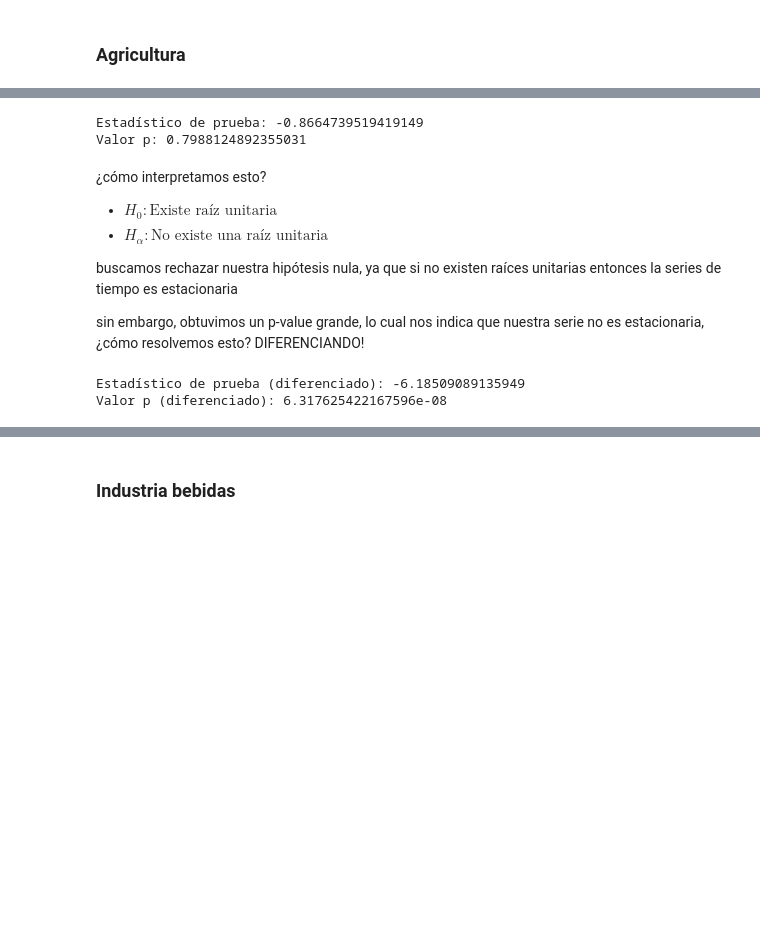
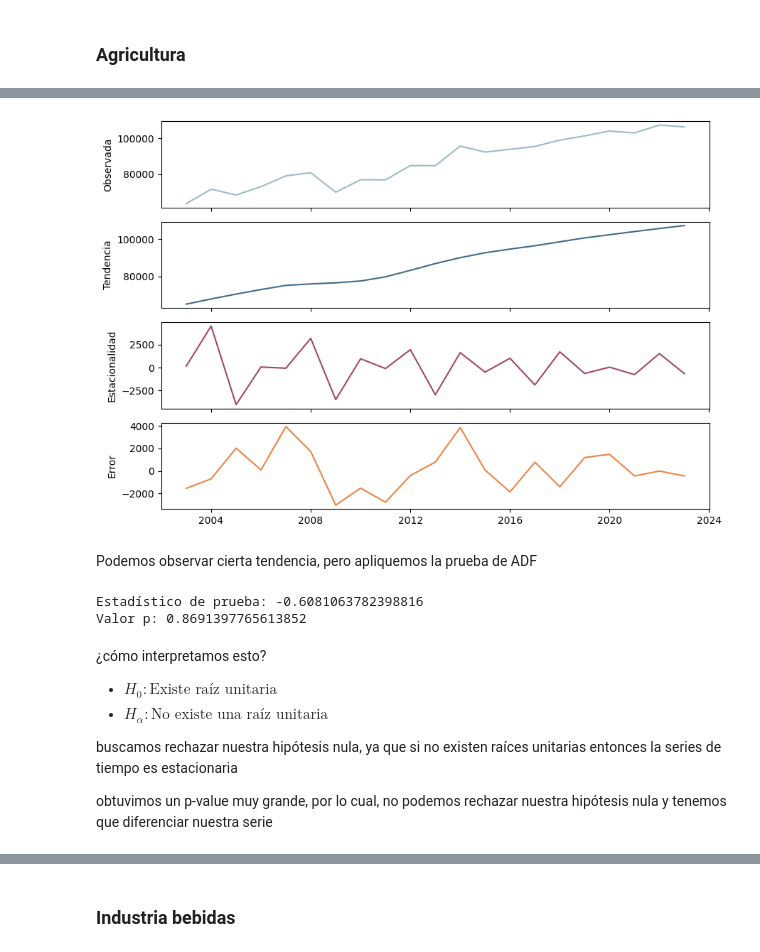
Before and after one commit to itzeltgc/Time-series-analysis, a Jupyter notebook: notebooks/project.ipynb, the cells around one changed output, grey strips where cells are left out. Saved outputs shown, nothing was run; the diff lists cells and outputs as text; code cells hidden in the pictures; blank space fills up the shorter version.

```diff
--- a/notebooks/project.ipynb
+++ b/notebooks/project.ipynb
@@ -273,3 +291,6 @@ for sec in sector:
 * Sin embargo, un gráfico no es suficiente para hacer conclusiones, por lo cual, debemos de aplicar pruebas estadísticas que nos ayude a la toma de decisiones. Para ello, aplicamos la prueba de Dickey-Fuller.
 # %% [markdown]
 ### Agricultura
+# %%
+df_agropecuarios = df_mm[['Año', 'actividades_agropecuarias']].copy()
+df_agropecuarios
@@ -276,10 +315,37 @@ for sec in sector:
+# %%
+df_agropecuarios.set_index("Año", inplace=True)
+df_agropecuarios.index.freq = "AS-JAN"
+# %%
+from statsmodels.tsa.seasonal import STL
+
+decomposition_agropecuarios = STL(df_agropecuarios['actividades_agropecuarias'], period = 4).fit()
+# %%
+fig, (ax1, ax2, ax3, ax4) = plt.subplots(nrows = 4, ncols = 1, sharex = True)
+
+fig.set_figwidth(9)
+fig.set_figheight(6)
+ax1.plot(decomposition_agropecuarios.observed, color = "#9CBCC6")
+ax1.set_ylabel("Observada")
+ax2.plot(decomposition_agropecuarios.trend, color = "#406B8C")
+ax2.set_ylabel("Tendencia")
+ax3.plot(decomposition_agropecuarios.seasonal, color = "#A4485E")
+ax3.set_ylabel("Estacionalidad")
+ax4.plot(decomposition_agropecuarios.resid, color = "#EB8445")
+ax4.set_ylabel("Error")
+plt.tight_layout()
+plt.savefig("Estructura de la serie de tiempo de los sectores agropecuarios.jpg")
+plt.show();
+# %% [output]
+[figure, added]
+# %% [markdown]
+Podemos observar cierta tendencia, pero apliquemos la prueba de ADF
 # %%
-test_estacionalidad_agricultura = adfuller(df_mm["agricultura"])
-print(f"Estadístico de prueba: {test_estacionalidad_agricultura[0]}")
-print(f"Valor p: {test_estacionalidad_agricultura[1]}")
+test_estacionalidad_agropecuarias = adfuller(df_mm["actividades_agropecuarias"].copy().astype(float).dropna())
+print(f"Estadístico de prueba: {test_estacionalidad_agropecuarias[0]}")
+print(f"Valor p: {test_estacionalidad_agropecuarias[1]}")
 # %% [output]
-Estadístico de prueba: -0.8664739519419149
-Valor p: 0.7988124892355031
+Estadístico de prueba: -0.6081063782398816
+Valor p: 0.8691397765613852
 # %% [markdown]
 ¿cómo interpretamos esto?
 
@@ -289,4 +355,4 @@ Valor p: 0.7988124892355031
 buscamos rechazar nuestra hipótesis nula, ya que si no existen raíces unitarias entonces la series de tiempo es estacionaria
 
 
-sin embargo, obtuvimos un p-value grande, lo cual nos indica que nuestra serie no es estacionaria, ¿cómo resolvemos esto? DIFERENCIANDO!
+obtuvimos un p-value muy grande, por lo cual, no podemos rechazar nuestra hipótesis nula y tenemos que diferenciar nuestra serie
@@ -295,8 +358,0 @@ agricultura_1 = np.diff(df_mm["agricultura"], n = 1)
-# %%
-# volvemos a aplicar la prueba de adfuller
-test_estacionalidad_agricultura_1 = adfuller(agricultura_1)
-print(f"Estadístico de prueba (diferenciado): {test_estacionalidad_agricultura_1[0]}")
-print(f"Valor p (diferenciado): {test_estacionalidad_agricultura_1[1]}")
-# %% [output]
-Estadístico de prueba (diferenciado): -6.18509089135949
-Valor p (diferenciado): 6.317625422167596e-08
```
Also changed, not shown: parts of 95 cells of this notebook, 21 other files.
